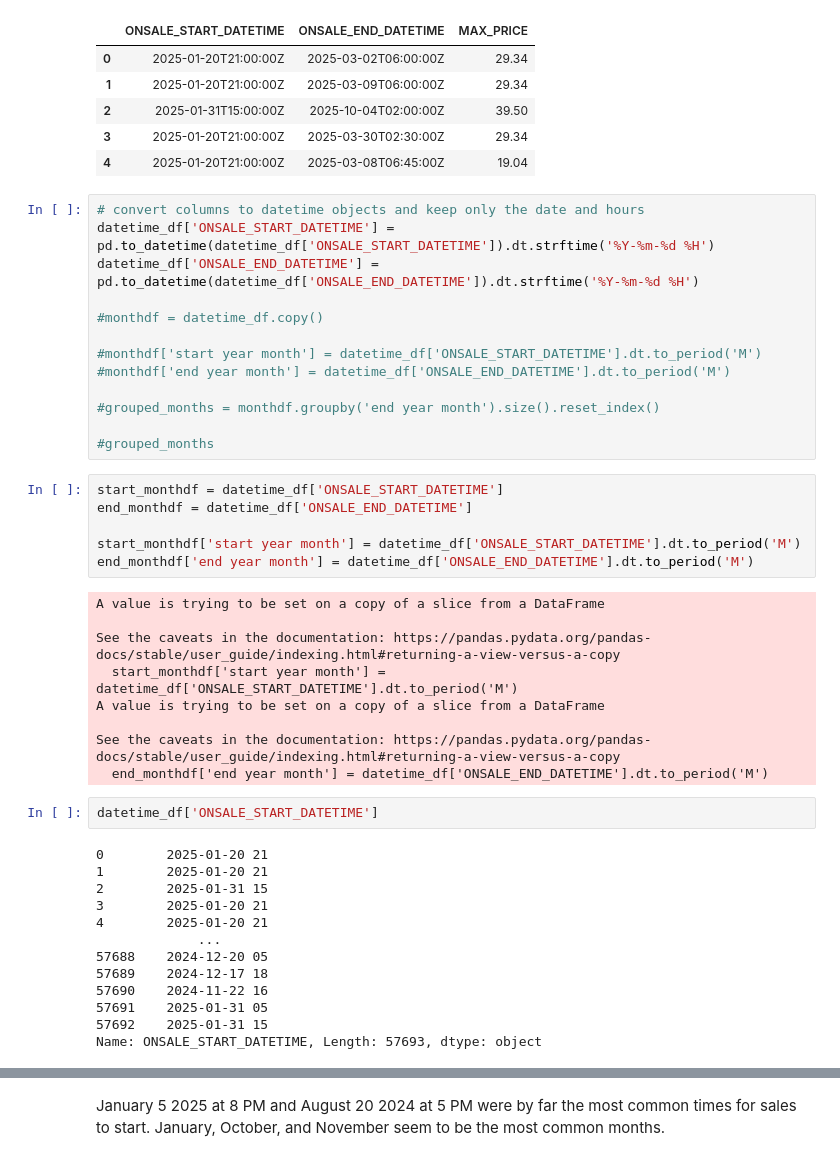
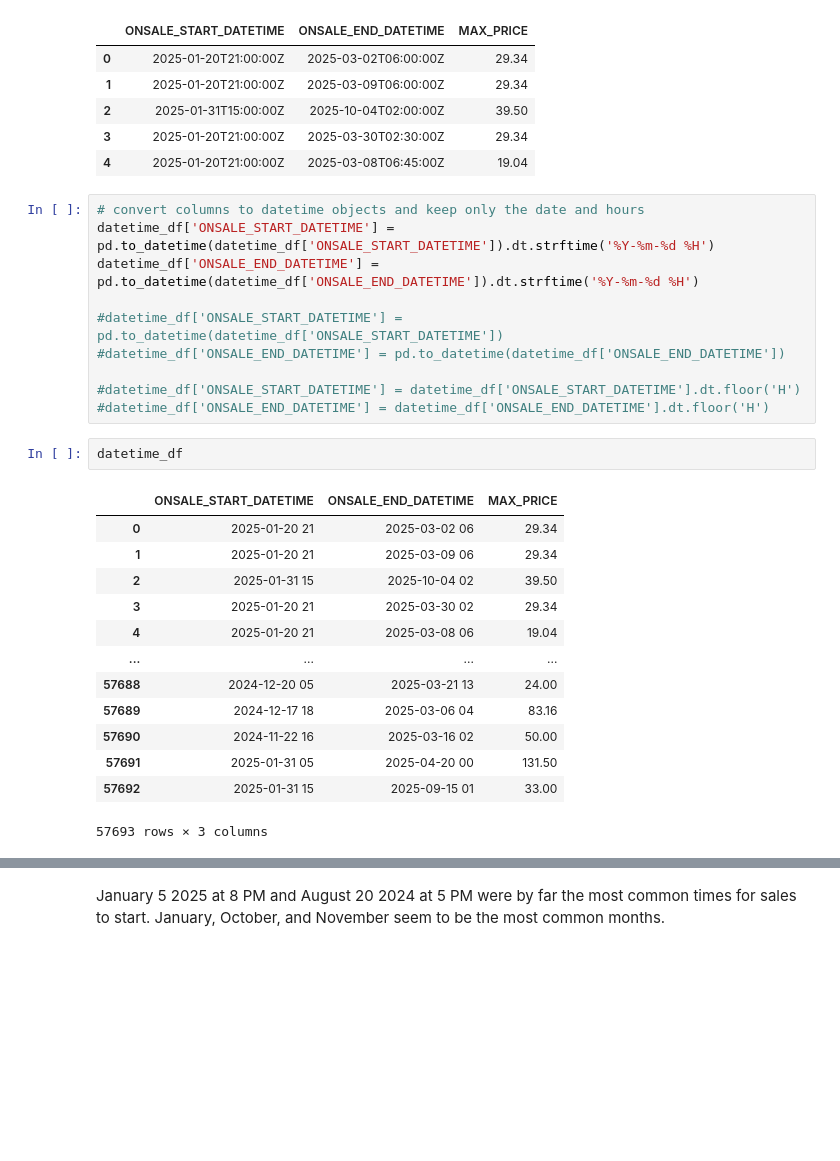
Before and after one commit to dq93/TicketMasterAPI, a Jupyter notebook: notebooks/Daniel_eda.ipynb, the cells around one changed output, grey strips where cells are left out. Saved outputs shown, nothing was run; the diff lists cells and outputs as text; blank space fills up the shorter version.

```diff
--- a/notebooks/Daniel_eda.ipynb
+++ b/notebooks/Daniel_eda.ipynb
@@ -129,44 +130,27 @@ datetime_df.head()
 datetime_df['ONSALE_START_DATETIME'] = pd.to_datetime(datetime_df['ONSALE_START_DATETIME']).dt.strftime('%Y-%m-%d %H')
 datetime_df['ONSALE_END_DATETIME'] = pd.to_datetime(datetime_df['ONSALE_END_DATETIME']).dt.strftime('%Y-%m-%d %H')
 
-#monthdf = datetime_df.copy()
+#datetime_df['ONSALE_START_DATETIME'] = pd.to_datetime(datetime_df['ONSALE_START_DATETIME'])
+#datetime_df['ONSALE_END_DATETIME'] = pd.to_datetime(datetime_df['ONSALE_END_DATETIME'])
 
-#monthdf['start year month'] = datetime_df['ONSALE_START_DATETIME'].dt.to_period('M')
-#monthdf['end year month'] = datetime_df['ONSALE_END_DATETIME'].dt.to_period('M')
-
-#grouped_months = monthdf.groupby('end year month').size().reset_index()
-
-#grouped_months
+#datetime_df['ONSALE_START_DATETIME'] = datetime_df['ONSALE_START_DATETIME'].dt.floor('H')
+#datetime_df['ONSALE_END_DATETIME'] = datetime_df['ONSALE_END_DATETIME'].dt.floor('H')
-# %%
-start_monthdf = datetime_df['ONSALE_START_DATETIME']
-end_monthdf = datetime_df['ONSALE_END_DATETIME']
-
-start_monthdf['start year month'] = datetime_df['ONSALE_START_DATETIME'].dt.to_period('M')
-end_monthdf['end year month'] = datetime_df['ONSALE_END_DATETIME'].dt.to_period('M')
-# %% [output]
-A value is trying to be set on a copy of a slice from a DataFrame
-
-See the caveats in the documentation: https://pandas.pydata.org/pandas-docs/stable/user_guide/indexing.html#returning-a-view-versus-a-copy
-  start_monthdf['start year month'] = datetime_df['ONSALE_START_DATETIME'].dt.to_period('M')
-A value is trying to be set on a copy of a slice from a DataFrame
-
-See the caveats in the documentation: https://pandas.pydata.org/pandas-docs/stable/user_guide/indexing.html#returning-a-view-versus-a-copy
-  end_monthdf['end year month'] = datetime_df['ONSALE_END_DATETIME'].dt.to_period('M')
 # %%
-datetime_df['ONSALE_START_DATETIME']
+datetime_df
 # %% [output]
+|  | ONSALE_START_DATETIME | ONSALE_END_DATETIME | MAX_PRICE |
+| 0 | 2025-01-20 21 | 2025-03-02 06 | 29.34 |
+| 1 | 2025-01-20 21 | 2025-03-09 06 | 29.34 |
+| 2 | 2025-01-31 15 | 2025-10-04 02 | 39.50 |
+| 3 | 2025-01-20 21 | 2025-03-30 02 | 29.34 |
+| 4 | 2025-01-20 21 | 2025-03-08 06 | 19.04 |
+| ... | ... | ... | ... |
+| 57688 | 2024-12-20 05 | 2025-03-21 13 | 24.00 |
+| 57689 | 2024-12-17 18 | 2025-03-06 04 | 83.16 |
+| 57690 | 2024-11-22 16 | 2025-03-16 02 | 50.00 |
+| 57691 | 2025-01-31 05 | 2025-04-20 00 | 131.50 |
+| 57692 | 2025-01-31 15 | 2025-09-15 01 | 33.00 |
-0        2025-01-20 21
-1        2025-01-20 21
-2        2025-01-31 15
-3        2025-01-20 21
-4        2025-01-20 21
-             ...
-57688    2024-12-20 05
-57689    2024-12-17 18
-57690    2024-11-22 16
-57691    2025-01-31 05
-57692    2025-01-31 15
-Name: ONSALE_START_DATETIME, Length: 57693, dtype: object
+57693 rows × 3 columns
 # %%
 ax = datetime_df['ONSALE_START_DATETIME'].value_counts().head(30).plot(kind='bar', title='Top 30 most common sale start dates with hours')
 ax.set_xlabel('Dates with hours')
```
Also changed, not shown: parts of 9 cells of this notebook.
